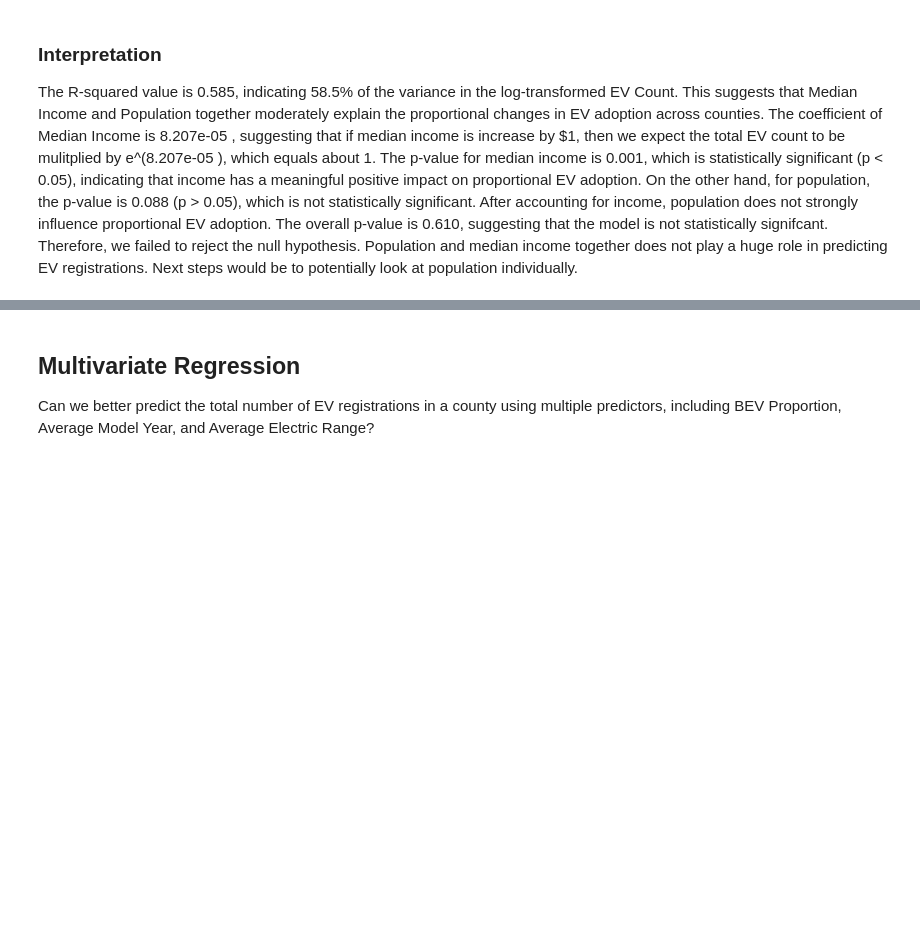
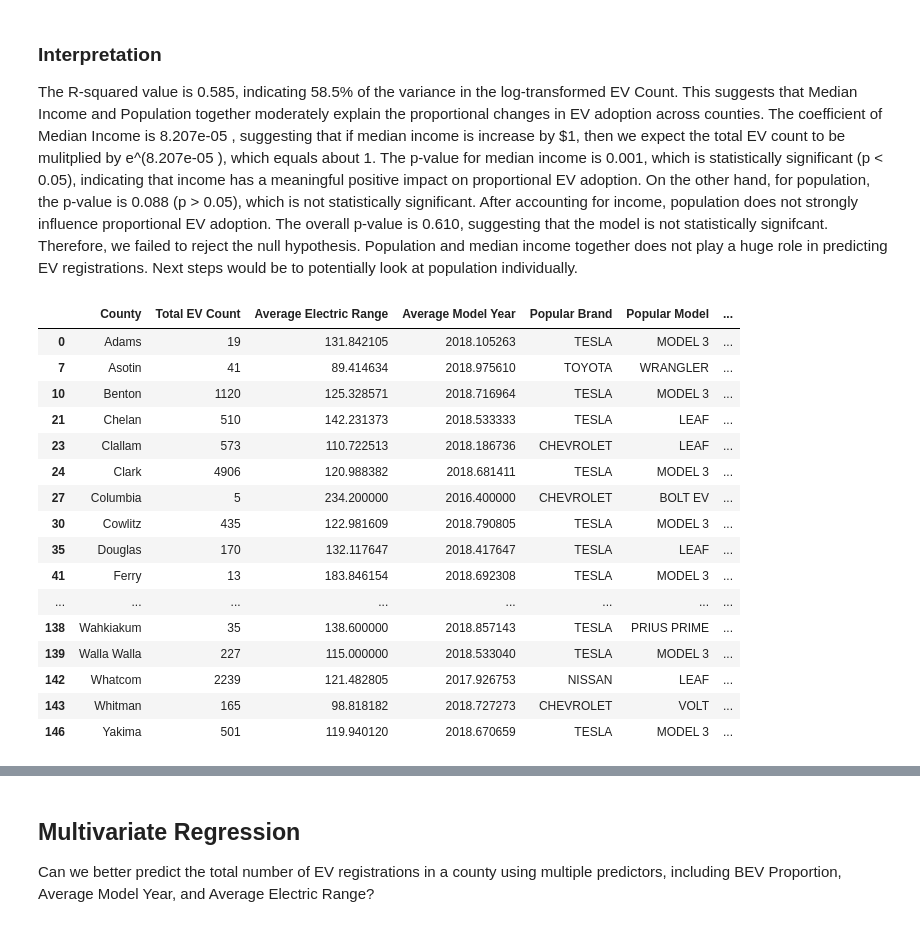
Before and after one commit to vivianzhou1288/info2950-final, a Jupyter notebook: Phase4.ipynb, the cells around one changed output, grey strips where cells are left out. Saved outputs shown, nothing was run; the diff lists cells and outputs as text; code cells hidden in the pictures; blank space fills up the shorter version.

```diff
--- a/Phase4.ipynb
+++ b/Phase4.ipynb
@@ -490,3 +490,24 @@ strong multicollinearity or other numerical problems.
 # %% [markdown]
 ### Interpretation
 The R-squared value is 0.585, indicating 58.5% of the variance in the log-transformed EV Count. This suggests that Median Income and Population together moderately explain the proportional changes in EV adoption across counties. The coefficient of Median Income is 8.207e-05 , suggesting that if median income is increase by $1, then we expect the total EV count to be mulitplied by e^(8.207e-05 ), which equals about 1. The p-value for median income is 0.001, which is statistically significant (p < 0.05), indicating that income has a meaningful positive impact on proportional EV adoption. On the other hand, for population, the p-value is 0.088 (p > 0.05), which is not statistically significant. After accounting for income, population does not strongly influence proportional EV adoption. The overall p-value is 0.610, suggesting that the model is not statistically signifcant. Therefore, we failed to reject the null hypothesis. Population and median income together does not play a huge role in predicting EV registrations. Next steps would be to potentially look at population individually.
+# %%
+filtered_df["Total EV Count per Capita"] = filtered_df["Total EV Count"] / filtered_df["Population"]
+filtered_df
+# %% [output]
+|  | County | Total EV Count | Average Electric Range | Average Model Year | Popular Brand | Popular Model | ... |
+| 0 | Adams | 19 | 131.842105 | 2018.105263 | TESLA | MODEL 3 | ... |
+| 7 | Asotin | 41 | 89.414634 | 2018.975610 | TOYOTA | WRANGLER | ... |
+| 10 | Benton | 1120 | 125.328571 | 2018.716964 | TESLA | MODEL 3 | ... |
+| 21 | Chelan | 510 | 142.231373 | 2018.533333 | TESLA | LEAF | ... |
+| 23 | Clallam | 573 | 110.722513 | 2018.186736 | CHEVROLET | LEAF | ... |
+| 24 | Clark | 4906 | 120.988382 | 2018.681411 | TESLA | MODEL 3 | ... |
+| 27 | Columbia | 5 | 234.200000 | 2016.400000 | CHEVROLET | BOLT EV | ... |
+| 30 | Cowlitz | 435 | 122.981609 | 2018.790805 | TESLA | MODEL 3 | ... |
+| 35 | Douglas | 170 | 132.117647 | 2018.417647 | TESLA | LEAF | ... |
+| 41 | Ferry | 13 | 183.846154 | 2018.692308 | TESLA | MODEL 3 | ... |
+| ... | ... | ... | ... | ... | ... | ... | ... |
+| 138 | Wahkiakum | 35 | 138.600000 | 2018.857143 | TESLA | PRIUS PRIME | ... |
+| 139 | Walla Walla | 227 | 115.000000 | 2018.533040 | TESLA | MODEL 3 | ... |
+| 142 | Whatcom | 2239 | 121.482805 | 2017.926753 | NISSAN | LEAF | ... |
+| 143 | Whitman | 165 | 98.818182 | 2018.727273 | CHEVROLET | VOLT | ... |
+| 146 | Yakima | 501 | 119.940120 | 2018.670659 | TESLA | MODEL 3 | ... |
```
Also changed, not shown: parts of 10 cells of this notebook.
